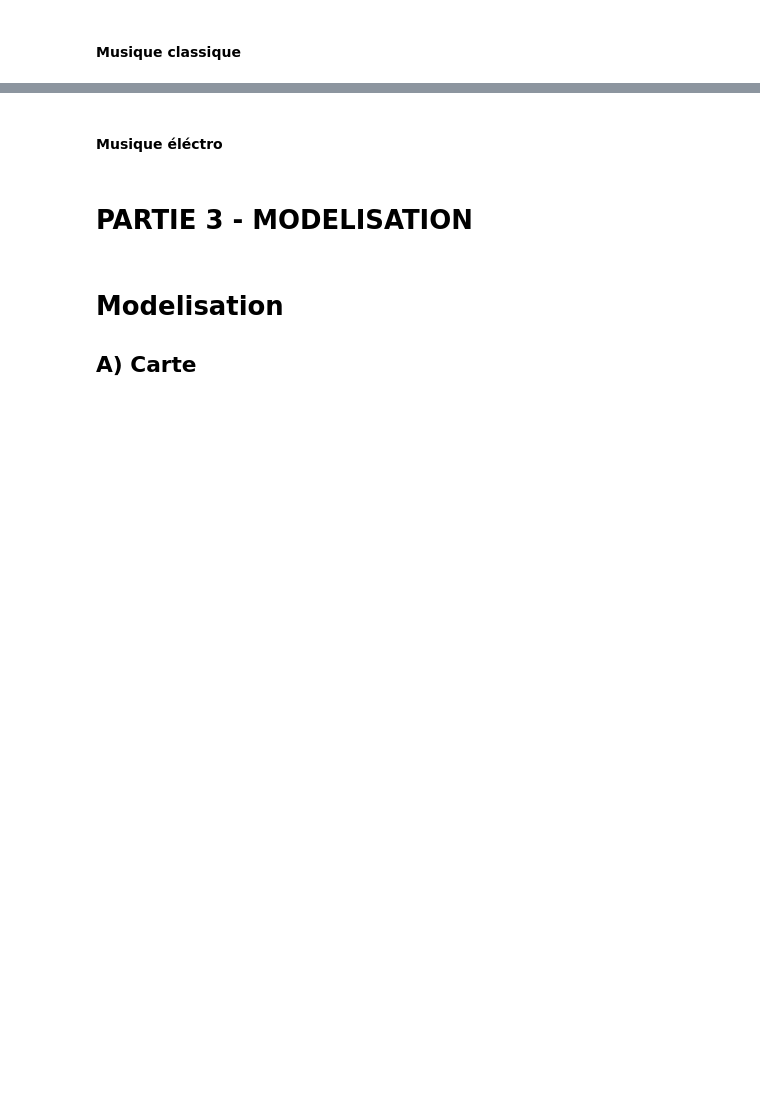
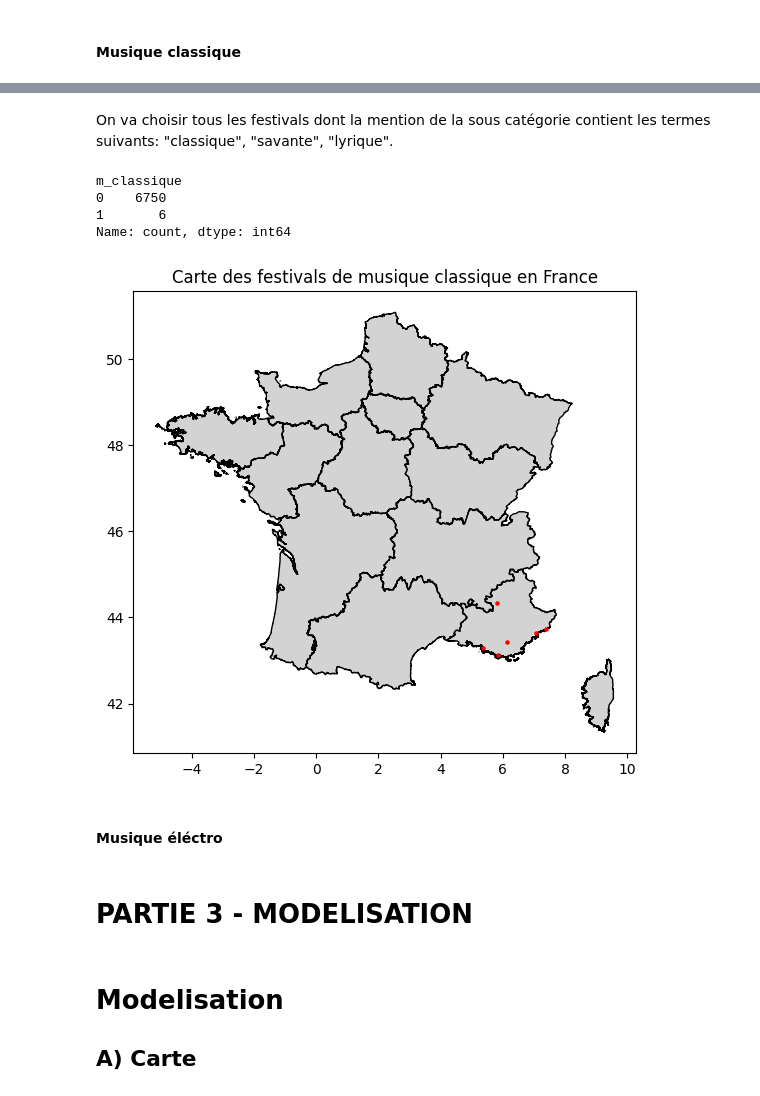
Before and after one commit to MaelieP/Projet-python--, a Jupyter notebook: main copy.ipynb, the cells around one changed output, grey strips where cells are left out. Drawn from its saved outputs; the diff is of its cells as text; code cells hidden in the pictures; blank space fills up the shorter version.

```diff
--- a/main copy.ipynb
+++ b/main copy.ipynb
@@ -617,3 +723,30 @@ carte_fest(fest_musique_calssique, reg_sans_dom, "Carte des festivals de musique
+# %% [markdown]
+On va choisir tous les festivals dont la mention de la sous catégorie contient les termes suivants: "classique", "savante", "lyrique".
+# %%
+
+# Ajouter une colonne 'm_classique' initialisée à 0
+shp_sans_dom['m_classique'] = 0
+
+# Définir les termes à rechercher
+mots_cles = ['lyrique', 'savant', 'classique', "jazz"]
+
+# Fonction pour vérifier la présence des termes dans une chaîne
+def check_mot_cle(sub_cat):
+    return any(mot in sub_cat.lower() for mot in mots_cles) if sub_cat else False
+
+# Appliquer la fonction à la colonne 'sous_categorie' et mettre à jour 'm_classique'
+shp_sans_dom['m_classique'] = shp_sans_dom['sous_catego'].apply(check_mot_cle).astype(int)
+
+print(shp_sans_dom['m_classique'].value_counts())
+
+fest_musique_calssique = shp_sans_dom[shp_sans_dom['m_classique'] ==  1]
+carte_fest(fest_musique_calssique, reg_sans_dom, "Carte des festivals de musique classique en France")
+# %% [output]
+m_classique
+0    6750
+1       6
+Name: count, dtype: int64
+[figure, added]
 # %% [markdown]
 #### Musique éléctro
 # %% [markdown]
```
Also changed, not shown: parts of 24 cells of this notebook, 12 other files.
